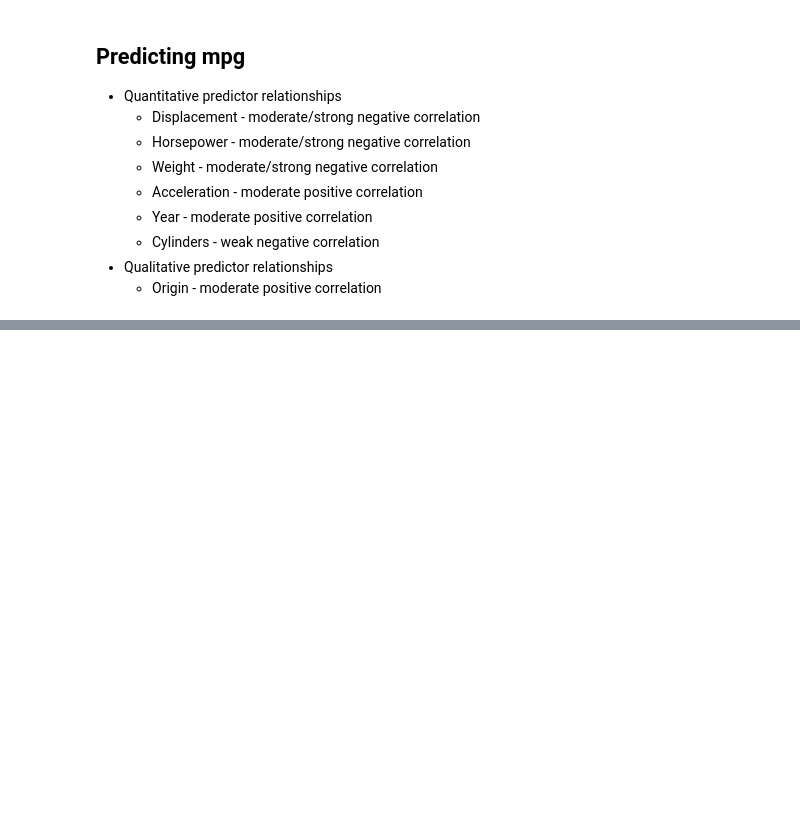
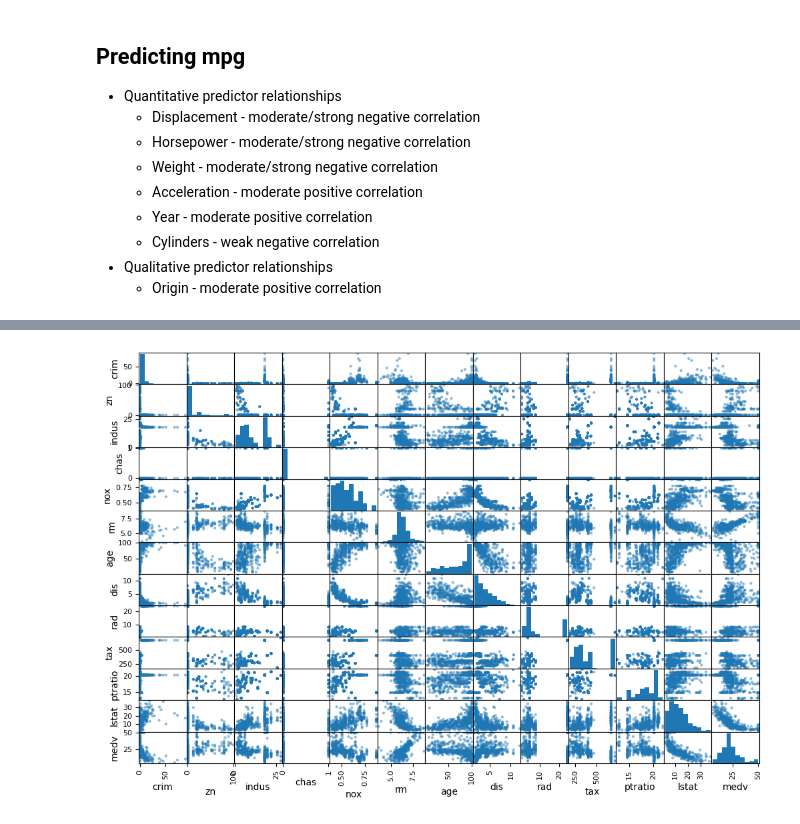
Before and after one commit to uggi121/ISLP_labs_applied, a Jupyter notebook: exercises_applied/Ch2.ipynb, the cells around one changed output, grey strips where cells are left out. Cells and saved outputs as stored; diff of their text form; code cells hidden in the pictures; blank space fills up the shorter version.

```diff
--- a/exercises_applied/Ch2.ipynb
+++ b/exercises_applied/Ch2.ipynb
@@ -148,0 +151,3 @@ pd.plotting.scatter_matrix(auto, figsize=(12,8));
+# %%
+boston = pd.read_csv('../datasets/ALL CSV FILES - 2nd Edition/Boston.csv', index_col=0)
+boston.head()
@@ -148,0 +173,4 @@ pd.plotting.scatter_matrix(auto, figsize=(12,8));
+# %%
+pd.plotting.scatter_matrix(boston, figsize=(12,8));
+# %% [output]
+[figure, added]
```
Also changed, not shown: parts of 4 cells of this notebook.
